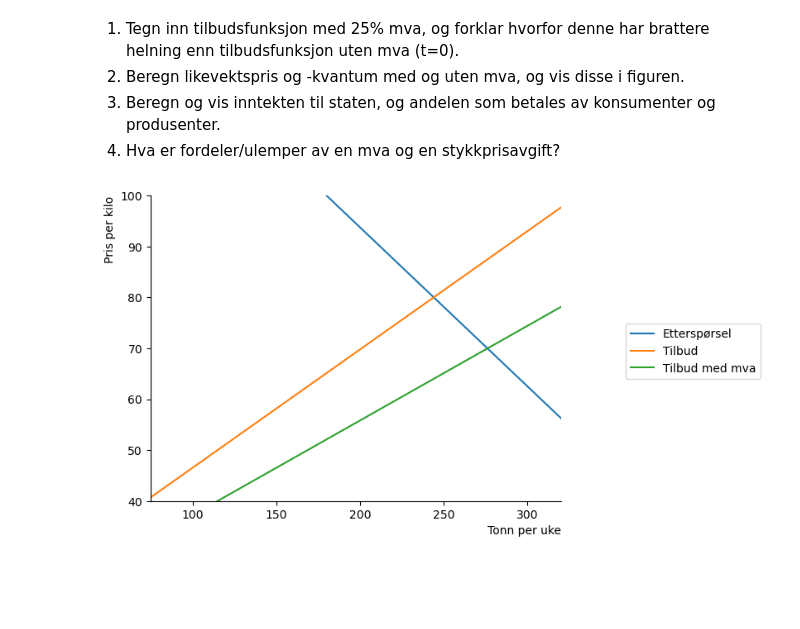
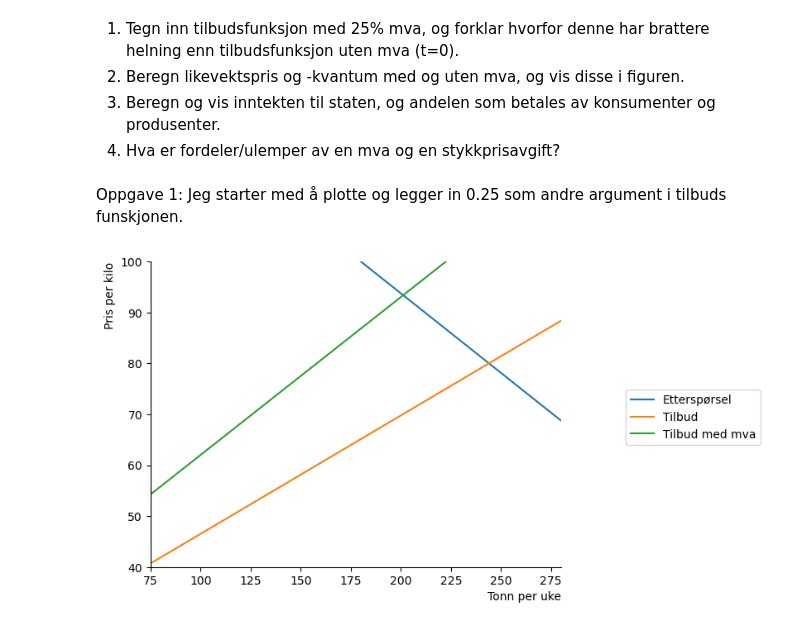
Before and after one commit to Danieljoha/Sok-1006, a Jupyter notebook: Arbeidskrav_2.ipynb, the cells around one changed output. Cells and saved outputs as stored; diff of their text form; code cells hidden in the pictures; blank space fills up the shorter version.

```diff
--- a/Arbeidskrav_2.ipynb
+++ b/Arbeidskrav_2.ipynb
@@ -46,7 +46,7 @@ def create_ax():
                 fig, ax = plt.subplots()
                 ax.set_ylabel('Pris per kilo', loc='top')
                 ax.set_xlabel('Tonn per uke', loc='right')
-                ax.set(xlim=(75,320))
+                ax.set(xlim=(75,280))
                 ax.set(ylim=(40,100))
                 ax.spines['top'].set_color('none')
                 ax.spines['right'].set_color('none')
@@ -85,16 +73,19 @@ def demand_mva(p,t):
+# %% [markdown]
+Oppgave 1: Jeg starter med å plotte og legger in 0.25 som andre argument i tilbuds funskjonen.
 # %%
-fig, ax1 = create_ax()
+
+
+
+fig, ax = create_ax()
 
 # plott funksjonene
 
 
-ax1.plot(x_d(p_num),p_num, label='Etterspørsel')
+ax.plot(x_d(p_num),p_num, label='Etterspørsel')
 
-ax1.plot(x_s(p_num, 0),p_num, label='Tilbud')
+ax.plot(x_s(p_num, 0),p_num, label='Tilbud')
 
-#ax1.plot(tilbud_mva(p_num),p_num, label='Etterspørsel med mva')
-
-ax1.plot(demand_mva(p_num, 0),p_num, label='Tilbud med mva')
-ax1.legend(bbox_to_anchor=(1.5,0.6));
+ax.plot(x_s(p_num, 1/4),p_num, label='Tilbud med mva')
+ax.legend(bbox_to_anchor=(1.5,0.6));
 # %% [output]
-[figure, old version]
+[figure, new version]
```
Also changed, not shown: parts of 13 cells of this notebook.
